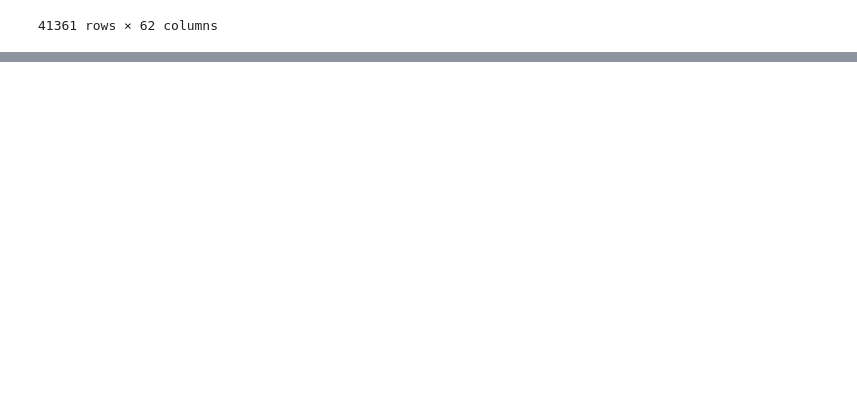
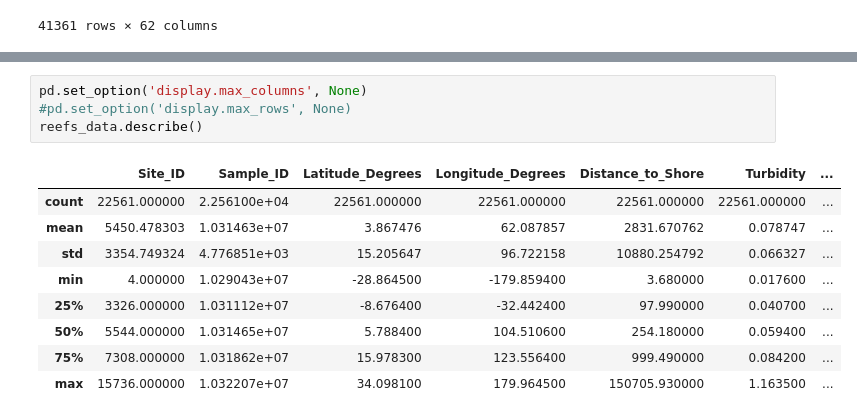
Before and after one commit to MarieeCzy/reefs_bleaching, a Jupyter notebook: reefs_bleaching.ipynb, the cells around one changed output, grey strips where cells are left out. Drawn from its saved outputs; the diff is of its cells as text; blank space fills up the shorter version.

```diff
--- a/reefs_bleaching.ipynb
+++ b/reefs_bleaching.ipynb
@@ -69,3 +72,17 @@ reefs_data.describe()
+# %%
+pd.set_option('display.max_columns', None)
+#pd.set_option('display.max_rows', None)
+reefs_data.describe()
+# %% [output]
+|  | Site_ID | Sample_ID | Latitude_Degrees | Longitude_Degrees | Distance_to_Shore | Turbidity | ... |
+| count | 22561.000000 | 2.256100e+04 | 22561.000000 | 22561.000000 | 22561.000000 | 22561.000000 | ... |
+| mean | 5450.478303 | 1.031463e+07 | 3.867476 | 62.087857 | 2831.670762 | 0.078747 | ... |
+| std | 3354.749324 | 4.776851e+03 | 15.205647 | 96.722158 | 10880.254792 | 0.066327 | ... |
+| min | 4.000000 | 1.029043e+07 | -28.864500 | -179.859400 | 3.680000 | 0.017600 | ... |
+| 25% | 3326.000000 | 1.031112e+07 | -8.676400 | -32.442400 | 97.990000 | 0.040700 | ... |
+| 50% | 5544.000000 | 1.031465e+07 | 5.788400 | 104.510600 | 254.180000 | 0.059400 | ... |
+| 75% | 7308.000000 | 1.031862e+07 | 15.978300 | 123.556400 | 999.490000 | 0.084200 | ... |
+| max | 15736.000000 | 1.032207e+07 | 34.098100 | 179.964500 | 150705.930000 | 1.163500 | ... |
 # %%
 %matplotlib inline
 import matplotlib.pyplot as plt
```
Also changed, not shown: parts of 9 cells of this notebook.
